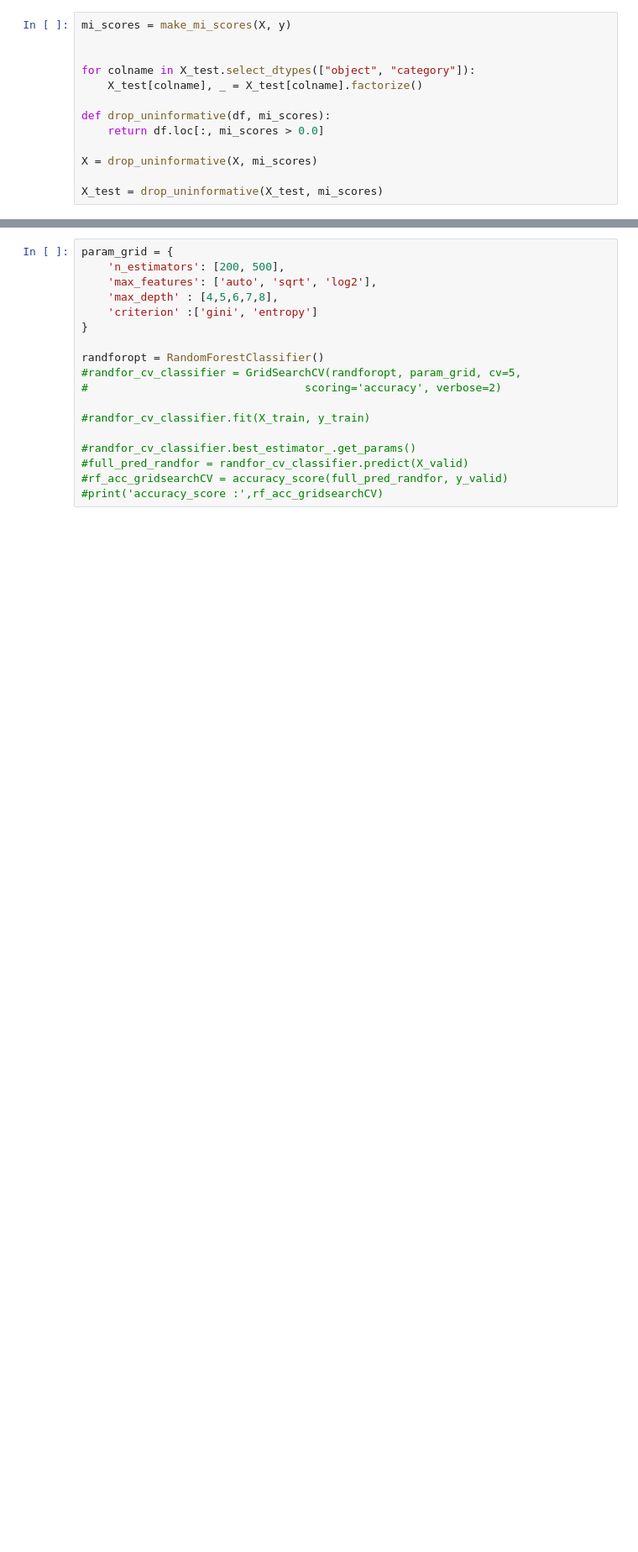
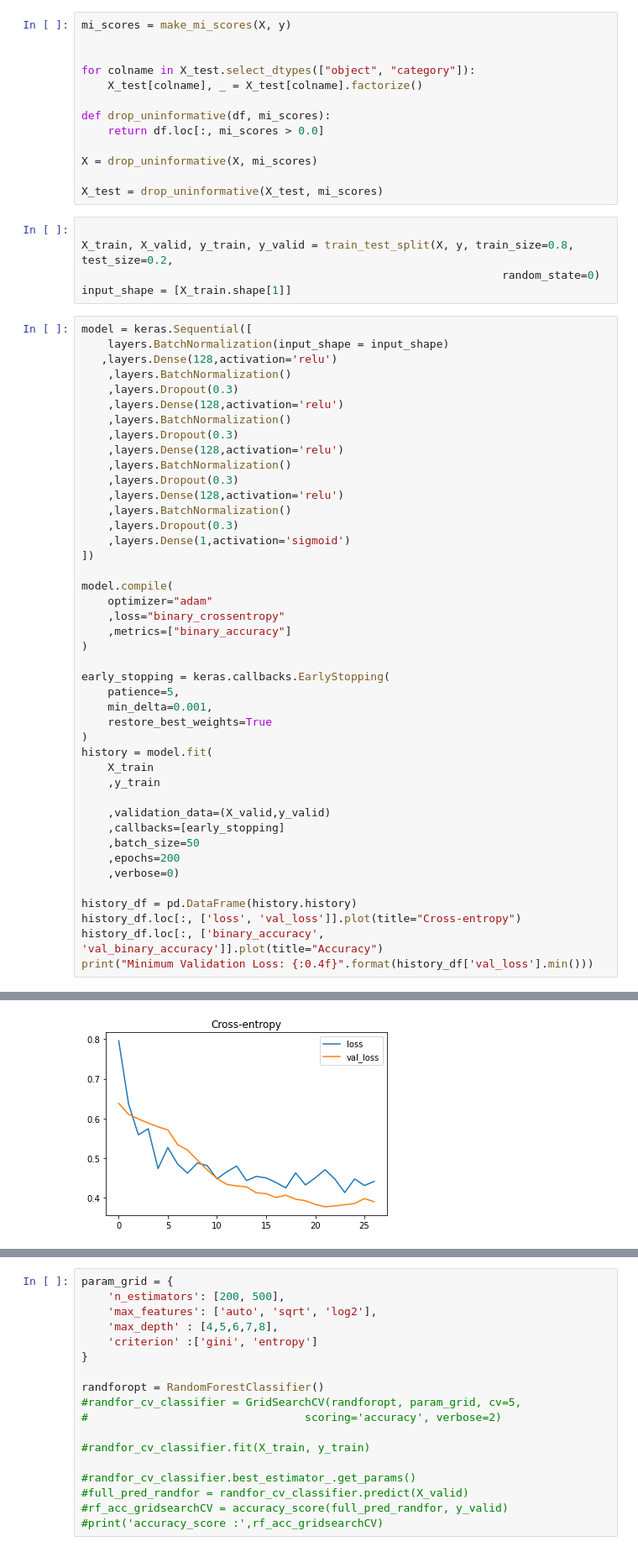
Before and after one commit to safersephy/ML-practice-2021, a Jupyter notebook: Titanic/Titanic.ipynb, the cells around one changed output, grey strips where cells are left out. Shown at 84% size. Saved outputs shown, nothing was run; the diff lists cells and outputs as text; blank space fills up the shorter version.

```diff
--- a/Titanic/Titanic.ipynb
+++ b/Titanic/Titanic.ipynb
@@ -194,3 +195,52 @@ def drop_uninformative(df, mi_scores):
 X = drop_uninformative(X, mi_scores)
 
 X_test = drop_uninformative(X_test, mi_scores)
+# %%
+
+X_train, X_valid, y_train, y_valid = train_test_split(X, y, train_size=0.8, test_size=0.2,
+                                                                random_state=0)
+input_shape = [X_train.shape[1]]
+# %%
+model = keras.Sequential([
+    layers.BatchNormalization(input_shape = input_shape)
+   ,layers.Dense(128,activation='relu')
+    ,layers.BatchNormalization()
+    ,layers.Dropout(0.3)
+    ,layers.Dense(128,activation='relu')
+    ,layers.BatchNormalization()
+    ,layers.Dropout(0.3)
+    ,layers.Dense(128,activation='relu')
+    ,layers.BatchNormalization()
+    ,layers.Dropout(0.3)
+    ,layers.Dense(128,activation='relu')
+    ,layers.BatchNormalization()
+    ,layers.Dropout(0.3)
+    ,layers.Dense(1,activation='sigmoid')
+])
+
+model.compile(
+    optimizer="adam"
+    ,loss="binary_crossentropy"
+    ,metrics=["binary_accuracy"]
+)
+
+early_stopping = keras.callbacks.EarlyStopping(
+    patience=5,
+    min_delta=0.001,
+    restore_best_weights=True
+)
+history = model.fit(
+    X_train
+    ,y_train
+
+    ,validation_data=(X_valid,y_valid)
+    ,callbacks=[early_stopping]
+    ,batch_size=50
+    ,epochs=200
+    ,verbose=0)
+
+history_df = pd.DataFrame(history.history)
+history_df.loc[:, ['loss', 'val_loss']].plot(title="Cross-entropy")
+history_df.loc[:, ['binary_accuracy', 'val_binary_accuracy']].plot(title="Accuracy")
+print("Minimum Validation Loss: {:0.4f}".format(history_df['val_loss'].min()))
+# %% [output]
@@ -196,0 +248 @@ X_test = drop_uninformative(X_test, mi_scores)
+[figure, added]
```
Also changed, not shown: parts of 11 cells of this notebook, 1 other file.
